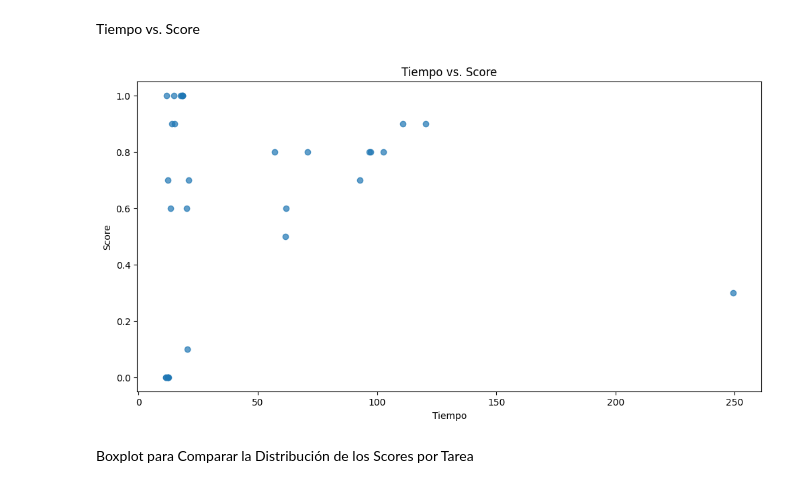
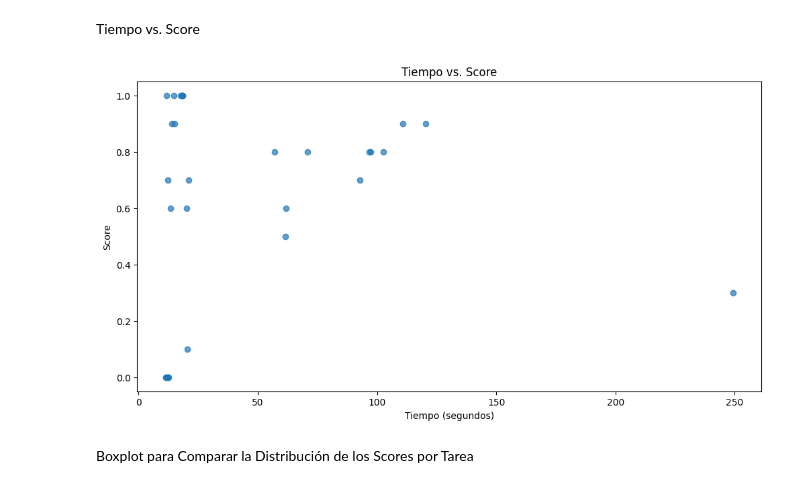
Before and after one commit to migromarj/MLE-MT-LM, a Jupyter notebook: MLE-MT-LM.ipynb, the cells around one changed output. Drawn from its saved outputs; the diff is of its cells as text; code cells hidden in the pictures.

Commit message:
ADD UNITS TO VISUALIZATIONS

```diff
--- a/MLE-MT-LM.ipynb
+++ b/MLE-MT-LM.ipynb
@@ -267,12 +267,12 @@ Tiempo vs. Score
 # %%
 plt.figure(figsize=(12, 6))
 plt.scatter(df['Time'], df['Score'], cmap='viridis', alpha=0.7)
 plt.title('Tiempo vs. Score')
-plt.xlabel('Tiempo')
+plt.xlabel('Tiempo (segundos)')
 plt.ylabel('Score')
 plt.show()
 # %% [output]
-[figure, old version]
+[figure, new version]
 # %% [markdown]
 Boxplot para Comparar la Distribución de los Scores por Tarea
 # %%
```
Also changed, not shown: parts of 4 cells of this notebook, 10 other files.
